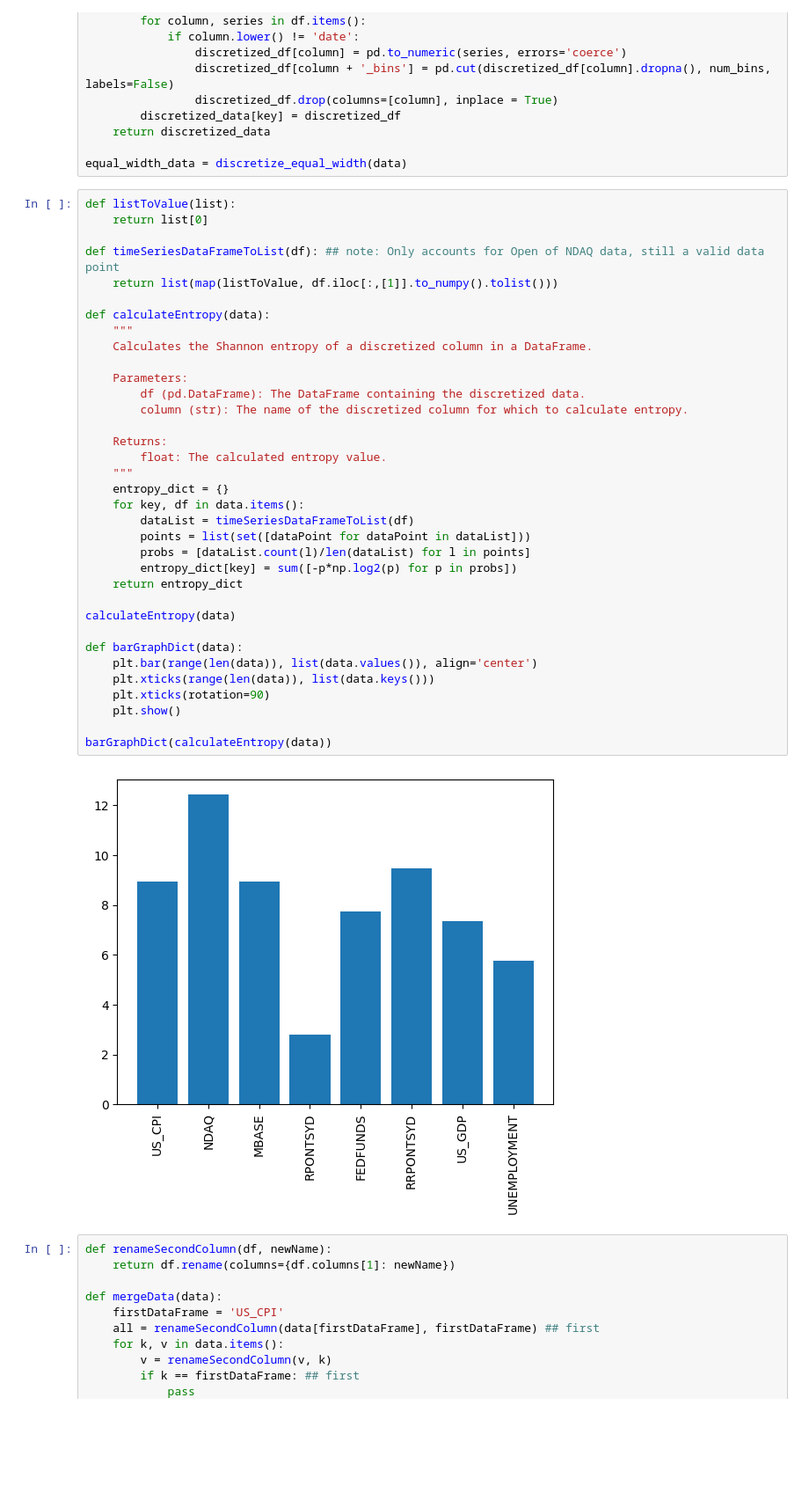
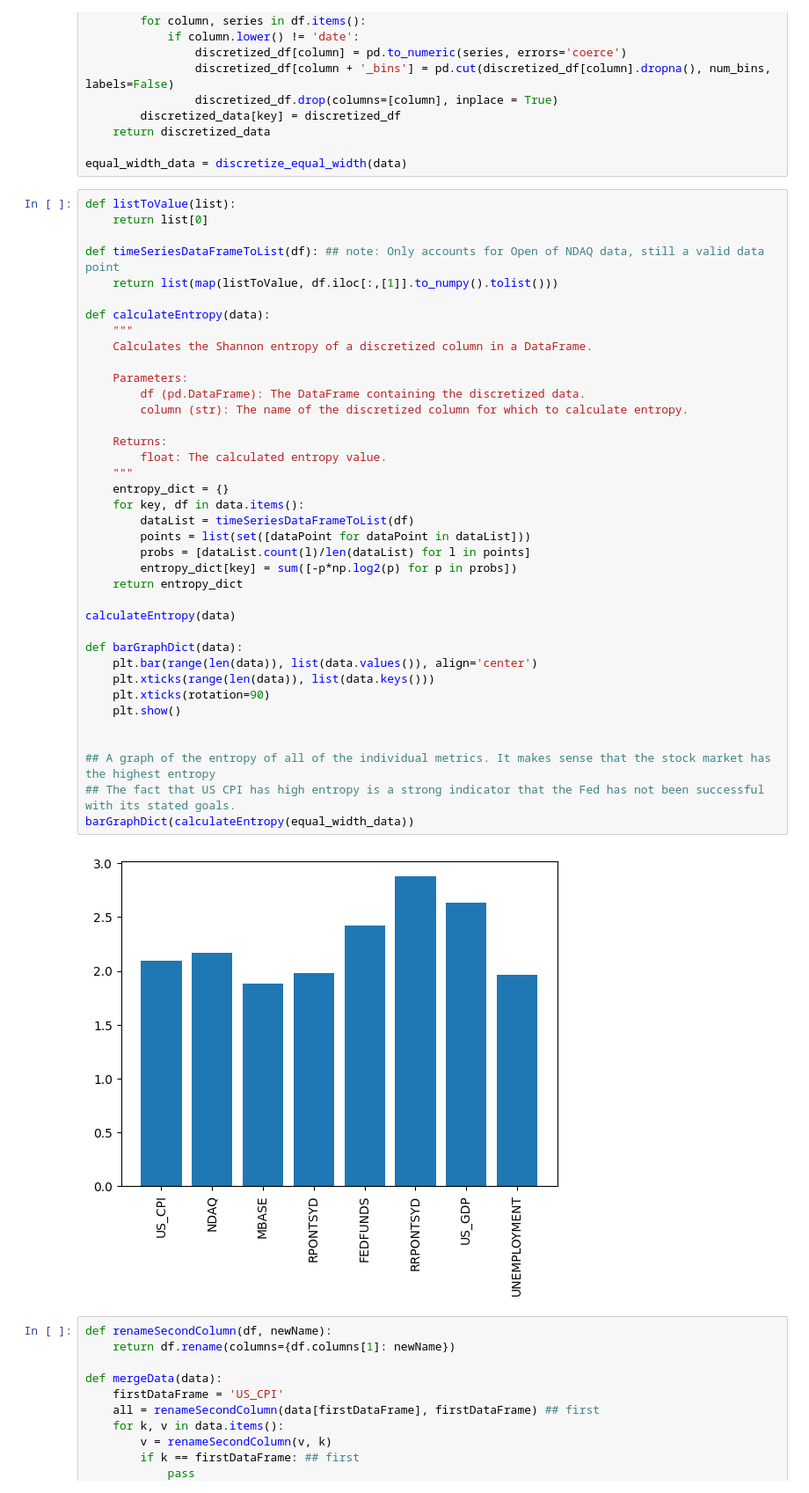
Before and after one commit to vincentgbs/GroupNine, a Jupyter notebook: FinalProjectWorkbook.ipynb, the cells around one changed output. Shown: that part at 88% size. Drawn from its saved outputs; the diff is of its cells as text; blank space fills up the shorter version.

Commit message:
Changing binning method for entropy calculation

```diff
--- a/FinalProjectWorkbook.ipynb
+++ b/FinalProjectWorkbook.ipynb
@@ -96,35 +96,38 @@ def timeSeriesDataFrameToList(df): ## note: Only accounts for Open of NDAQ data,
     return list(map(listToValue, df.iloc[:,[1]].to_numpy().tolist()))
 
 def calculateEntropy(data):
     """
     Calculates the Shannon entropy of a discretized column in a DataFrame.
 
     Parameters:
         df (pd.DataFrame): The DataFrame containing the discretized data.
         column (str): The name of the discretized column for which to calculate entropy.
 
     Returns:
         float: The calculated entropy value.
     """
     entropy_dict = {}
     for key, df in data.items():
         dataList = timeSeriesDataFrameToList(df)
         points = list(set([dataPoint for dataPoint in dataList]))
         probs = [dataList.count(l)/len(dataList) for l in points]
         entropy_dict[key] = sum([-p*np.log2(p) for p in probs])
     return entropy_dict
 
 calculateEntropy(data)
 
 def barGraphDict(data):
     plt.bar(range(len(data)), list(data.values()), align='center')
     plt.xticks(range(len(data)), list(data.keys()))
     plt.xticks(rotation=90)
     plt.show()
 
-barGraphDict(calculateEntropy(data))
+
+## A graph of the entropy of all of the individual metrics. It makes sense that the stock market has the highest entropy
+## The fact that US CPI has high entropy is a strong indicator that the Fed has not been successful with its stated goals.
+barGraphDict(calculateEntropy(equal_width_data))
 # %% [output]
-[figure, old version]
+[figure, new version]
 # %%
 def renameSecondColumn(df, newName):
     return df.rename(columns={df.columns[1]: newName})
```
Also changed, not shown: parts of 2 cells of this notebook.
